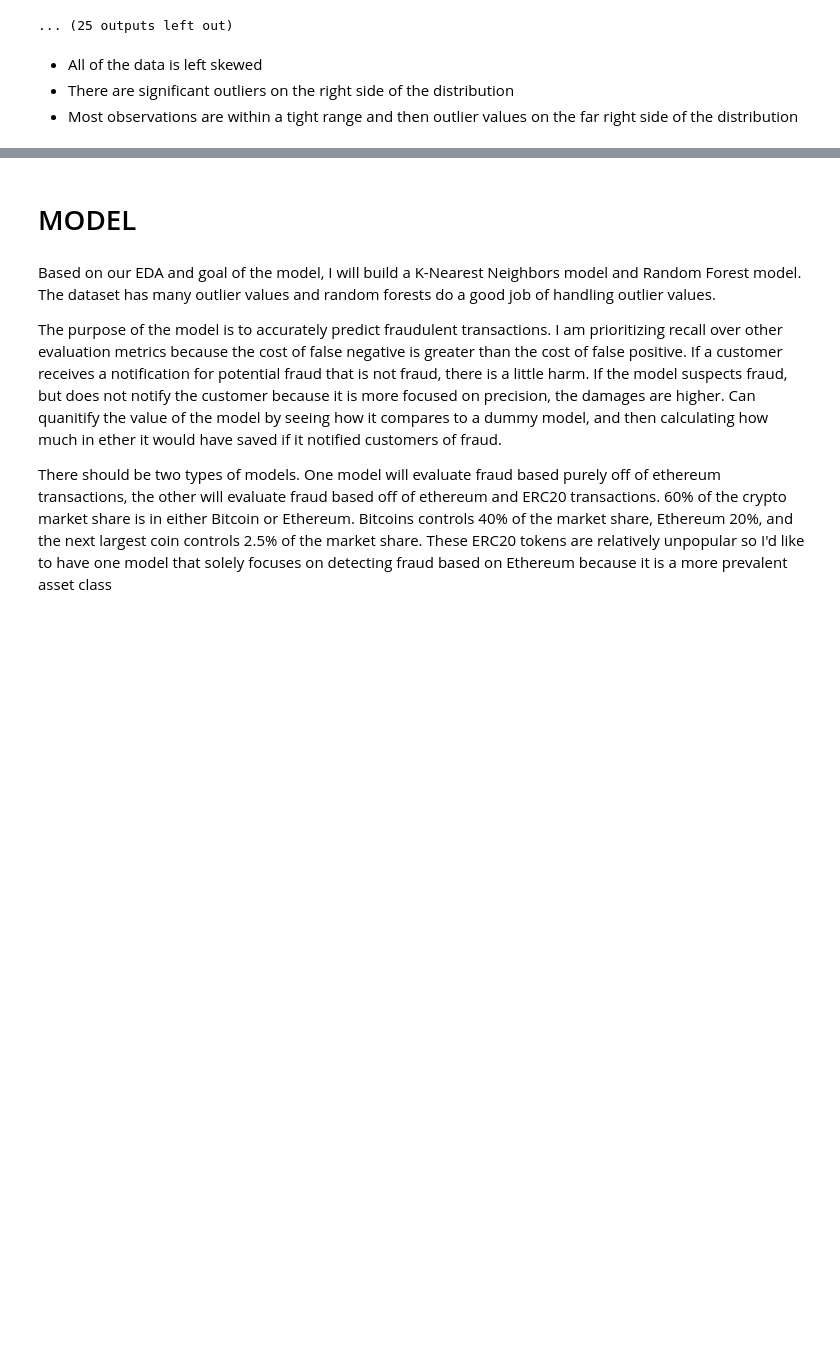
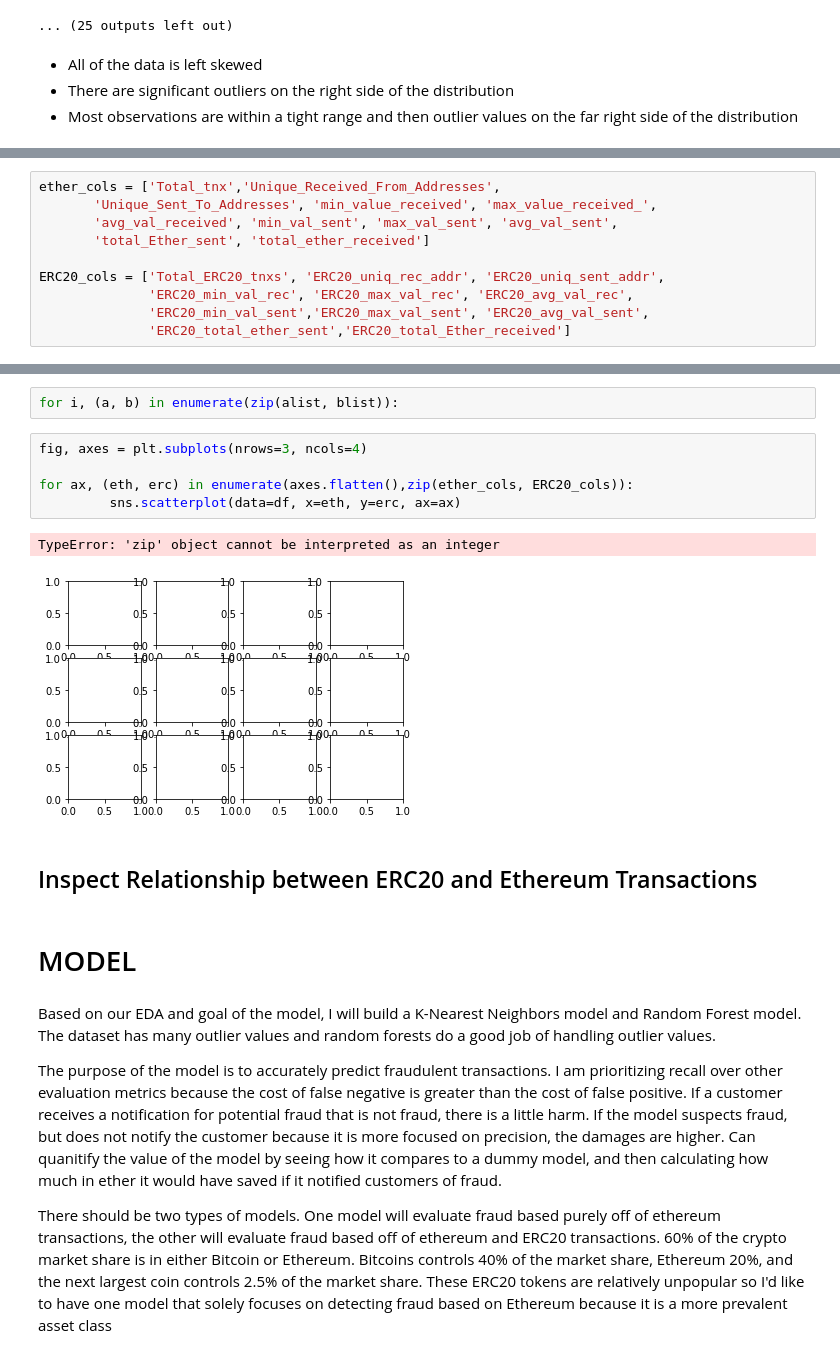
Before and after one commit to kuninethan95/OSEMN, a Jupyter notebook: index_OSEMN.ipynb, the cells around one changed output, grey strips where cells are left out. Saved outputs shown, nothing was run; the diff lists cells and outputs as text; blank space fills up the shorter version.

```diff
--- a/index_OSEMN.ipynb
+++ b/index_OSEMN.ipynb
@@ -1004,0 +1025,10 @@ Unique_Received_From_Addresses
+# %%
+ether_cols = ['Total_tnx','Unique_Received_From_Addresses',
+       'Unique_Sent_To_Addresses', 'min_value_received', 'max_value_received_',
+       'avg_val_received', 'min_val_sent', 'max_val_sent', 'avg_val_sent',
+       'total_Ether_sent', 'total_ether_received']
+
+ERC20_cols = ['Total_ERC20_tnxs', 'ERC20_uniq_rec_addr', 'ERC20_uniq_sent_addr',
+              'ERC20_min_val_rec', 'ERC20_max_val_rec', 'ERC20_avg_val_rec',
+              'ERC20_min_val_sent','ERC20_max_val_sent', 'ERC20_avg_val_sent',
+              'ERC20_total_ether_sent','ERC20_total_Ether_received']
@@ -1005,3 +1051,15 @@ Unique_Received_From_Addresses
+# %%
+for i, (a, b) in enumerate(zip(alist, blist)):
+# %%
+fig, axes = plt.subplots(nrows=3, ncols=4)
+
+for ax, (eth, erc) in enumerate(axes.flatten(),zip(ether_cols, ERC20_cols)):
+         sns.scatterplot(data=df, x=eth, y=erc, ax=ax)
+# %% [output]
+TypeError: 'zip' object cannot be interpreted as an integer
+[figure, added]
+# %% [markdown]
+## Inspect Relationship between ERC20 and Ethereum Transactions
 # %% [markdown]
 # MODEL
 # %% [markdown]
```
Also changed, not shown: parts of 41 cells of this notebook.
